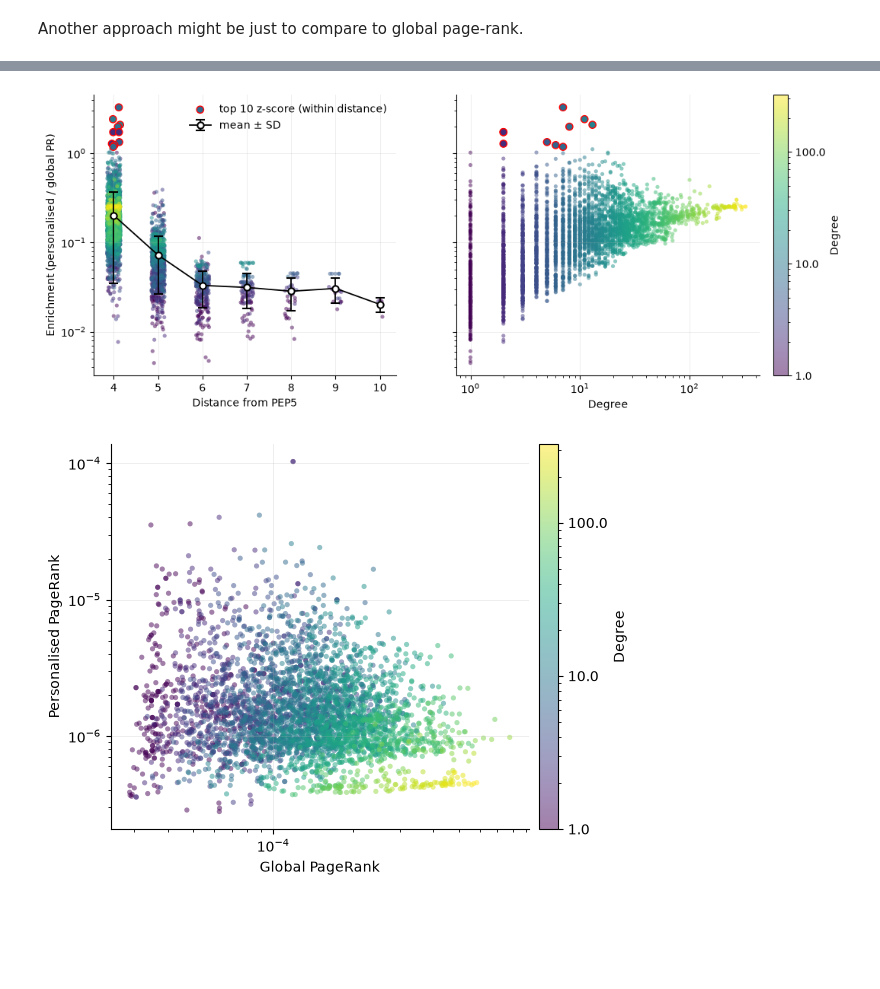
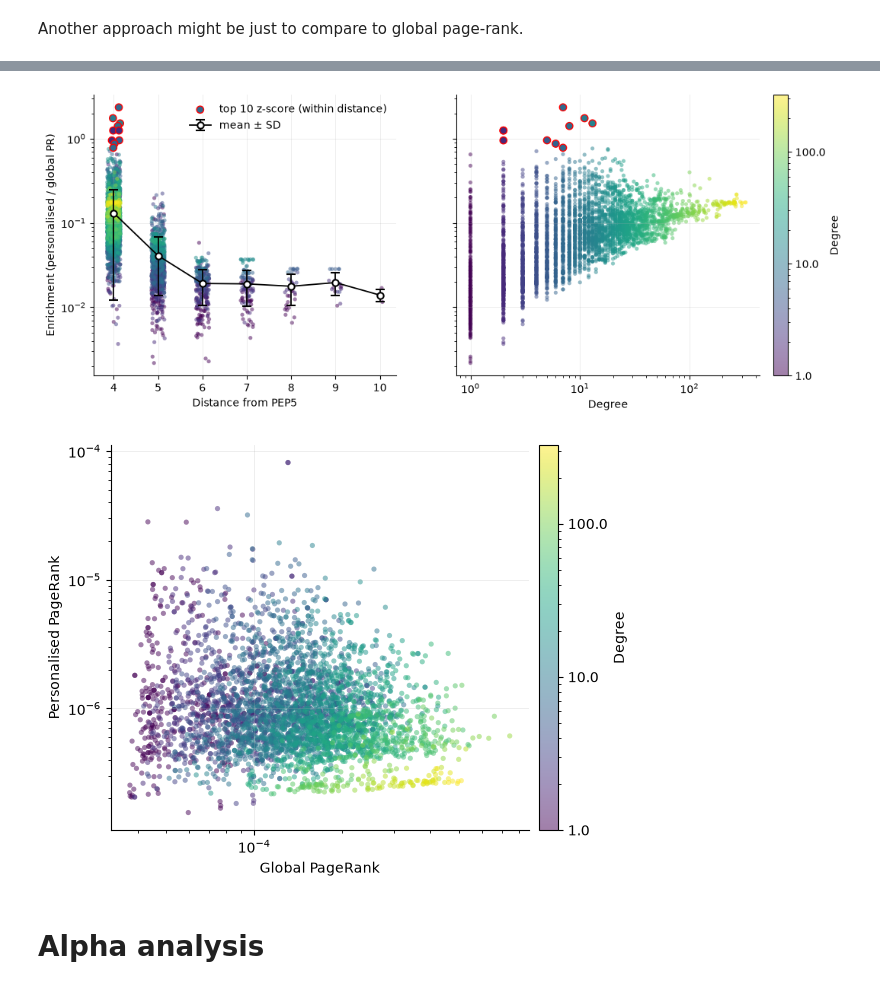
Before and after one commit to orlando2130/Math-3888-group-E, a Jupyter notebook: wk10/page_rank_testing.ipynb, the cells around one changed output, grey strips where cells are left out. Saved outputs shown, nothing was run; the diff lists cells and outputs as text; code cells hidden in the pictures; blank space fills up the shorter version.

```diff
--- a/wk10/page_rank_testing.ipynb
+++ b/wk10/page_rank_testing.ipynb
@@ -48,7 +48,8 @@ pep5_community = next(
 Lets see how degree and shortest path length impact our page-rank
 # %%
 personalization_vector = {PEP5 : 1}
-pagerank = nx.pagerank(G, alpha=0.85, personalization=personalization_vector)
+ALPHA = 0.8
+pagerank = nx.pagerank(G, alpha=ALPHA, personalization=personalization_vector)
 degrees = {node : G.degree(node) for node in G}
 # %%
 nodes = [n for n in G if n in distances if n not in essential_proteins]
@@ -442,8 +471,7 @@ from matplotlib.colors import LogNorm
 from matplotlib.ticker import ScalarFormatter, LogLocator, LogFormatterMathtext, NullFormatter
 
 # ---------- Data ----------
-alpha = 0.85
-pr_global = nx.pagerank(G, alpha=alpha)
+pr_global = nx.pagerank(G, alpha=ALPHA)
 
 nodes = [n for n in candidate_nodes
          if n in distances and pagerank[n] > 0 and pr_global[n] > 0]
@@ -525,13 +553,13 @@ cb.ax.yaxis.set_major_formatter(ScalarFormatter())
 plt.savefig("wk10/global_normalisation_zscore.png", dpi=200, bbox_inches="tight")
 plt.show()
 # %% [output]
-[figure, old version]
+[figure, new version]
 # %%
 from matplotlib.colors import LogNorm
 from matplotlib.ticker import ScalarFormatter
 from matplotlib.ticker import LogLocator, LogFormatterMathtext, NullFormatter
 
-pr_global = nx.pagerank(G, alpha=0.85)  # same alpha as personalised run
+pr_global = nx.pagerank(G, alpha=ALPHA)  # same alpha as personalised run
 nodes = [n for n in candidate_nodes
          if n in distances and pagerank[n] > 0 and pr_global[n] > 0]
 
@@ -549,31 +577,33 @@ df = df.sort_values("degree").reset_index(drop=True)
 
 norm = LogNorm(vmin=max(1, df["degree"].min()), vmax=df["degree"].max())
 
 fig, ax = plt.subplots(figsize=(6.5, 5))
 
 sc = ax.scatter(df["global"], df["personalised_PR"]/df['degree'],
                 c=df["degree"], cmap="viridis", norm=norm,
                 s=14, alpha=0.5, linewidths=0)
 
 ax.set_xscale("log")
 ax.set_yscale("log")
 
 for axis in (ax.xaxis, ax.yaxis):
     axis.set_major_locator(LogLocator(base=10, numticks=6))
     axis.set_major_formatter(LogFormatterMathtext())
     axis.set_minor_formatter(NullFormatter())
 
 
 ax.set_xlabel("Global PageRank")
 ax.set_ylabel("Personalised PageRank")
 
 ax.grid(True, which="major", alpha=0.25, lw=0.6)
 ax.spines[["top", "right"]].set_visible(False)
 
 cb = fig.colorbar(sc, ax=ax, pad=0.02, label="Degree")
 cb.ax.yaxis.set_major_formatter(ScalarFormatter())
 
 plt.savefig("wk10/global_vs_personalised_pr_degree.png", dpi=200, bbox_inches="tight")
 plt.show()
 # %% [output]
-[figure, old version]
+[figure, new version]
+# %% [markdown]
+# Alpha analysis
```
Also changed, not shown: parts of 13 cells of this notebook, 11 other files.
